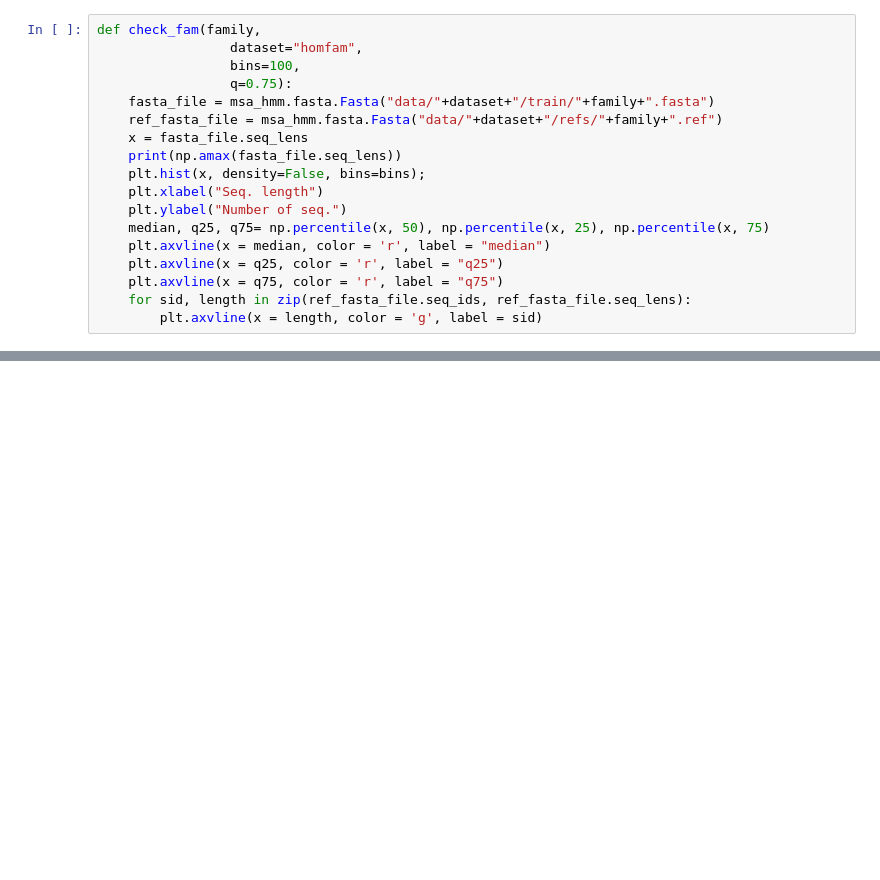
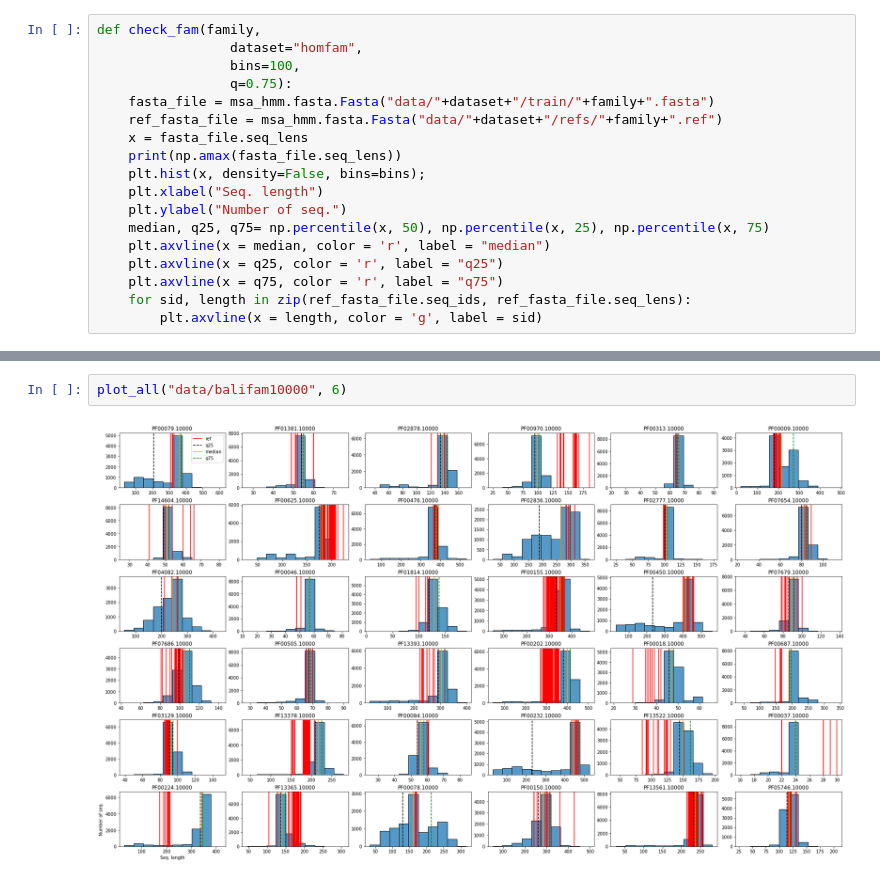
Before and after one commit to felbecker/MSA-HMM-Analysis, a Jupyter notebook: FastaChecker.ipynb, the cells around one changed output, grey strips where cells are left out. Drawn from its saved outputs; the diff is of its cells as text; blank space fills up the shorter version.

```diff
--- a/FastaChecker.ipynb
+++ b/FastaChecker.ipynb
@@ -44,0 +71,4 @@ plot_sequence_length_distribution("data/homfam/train/egf.fasta", bins=10)
+# %%
+plot_all("data/balifam10000", 6)
+# %% [output]
+[figure, added]
```
Also changed, not shown: parts of 5 cells of this notebook, 7 other files.
